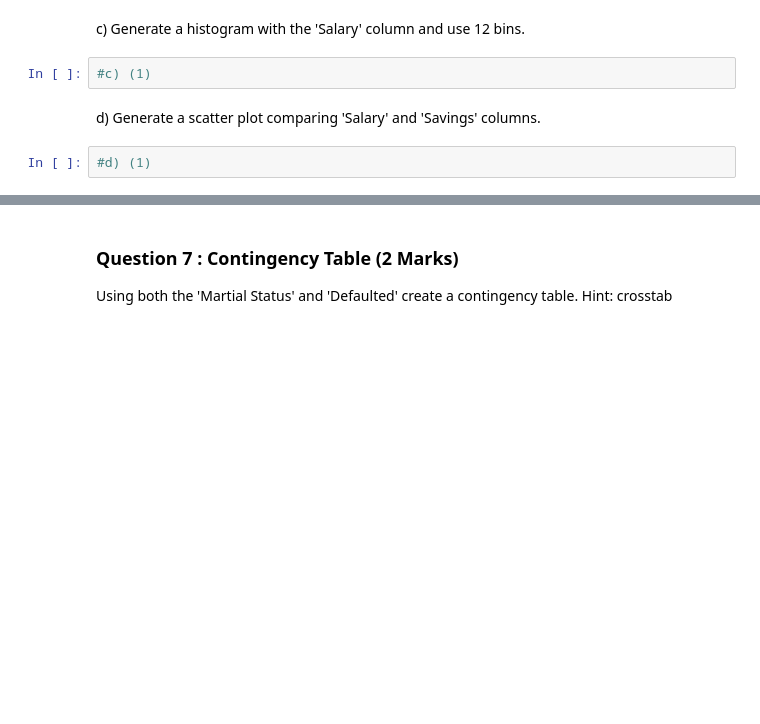
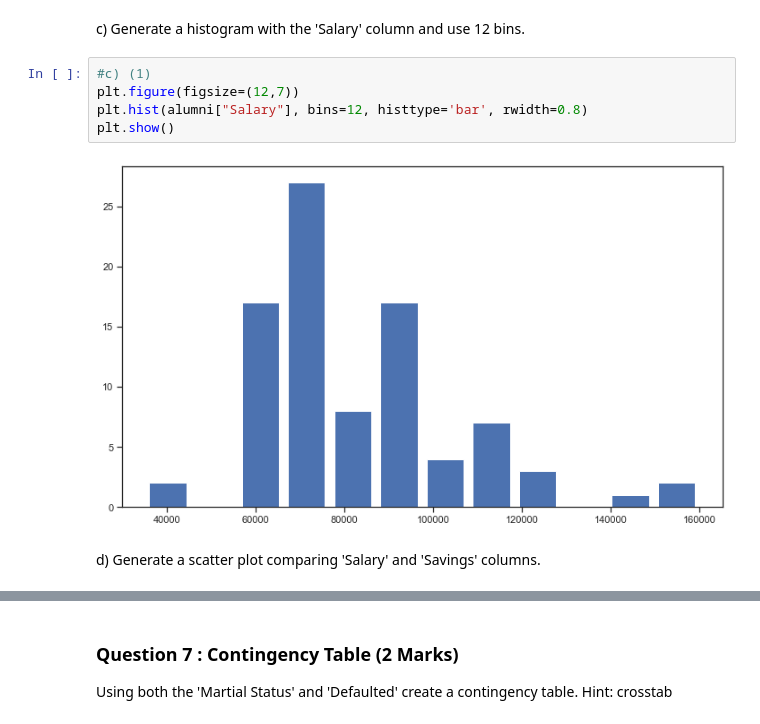
Before and after one commit to wkipkemboi/Assingment-1, a Jupyter notebook: Pandas Analysis Assignment 1.ipynb, the cells around one changed output, grey strips where cells are left out. Saved outputs shown, nothing was run; the diff lists cells and outputs as text; blank space fills up the shorter version.

```diff
--- a/Pandas Analysis Assignment 1.ipynb
+++ b/Pandas Analysis Assignment 1.ipynb
@@ -238,8 +262,11 @@ savings_salary = ["Savings", "Salary"]
 # %% [markdown]
 c) Generate a histogram with the 'Salary' column and use 12 bins.
-# %%
-#c) (1)
+# %%
+#c) (1)
+plt.figure(figsize=(12,7))
+plt.hist(alumni["Salary"], bins=12, histtype='bar', rwidth=0.8)
+plt.show()
+# %% [output]
+[figure, added]
 # %% [markdown]
 d) Generate a scatter plot comparing 'Salary' and 'Savings' columns.
-# %%
-#d) (1)
```
Also changed, not shown: parts of 10 cells of this notebook.
